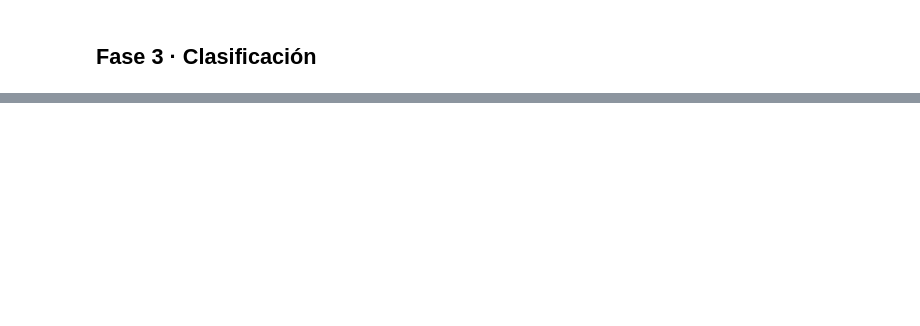
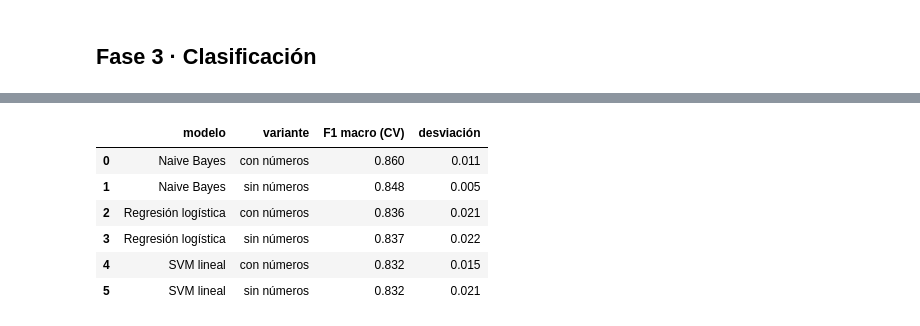
Before and after one commit to Freibott/clasificador-milito, a Jupyter notebook: clasificador_milito.ipynb, the cells around one changed output, grey strips where cells are left out. Cells and saved outputs as stored; diff of their text form; code cells hidden in the pictures; blank space fills up the shorter version.

```diff
--- a/clasificador_milito.ipynb
+++ b/clasificador_milito.ipynb
@@ -411,0 +873,44 @@ Name: count, dtype: int64
+# %%
+# --- Fase 3 · Comparación de modelos con validación cruzada (solo con el conjunto de entrenamiento) ---
+from sklearn.feature_extraction.text import TfidfVectorizer
+from sklearn.linear_model import LogisticRegression
+from sklearn.model_selection import StratifiedKFold, cross_val_score
+from sklearn.naive_bayes import MultinomialNB
+from sklearn.pipeline import make_pipeline
+from sklearn.svm import LinearSVC
+
+
+def tfidf():
+    """Unigramas y bigramas, sin términos que aparecen en menos de 2 párrafos; tf con escala logarítmica."""
+    return TfidfVectorizer(ngram_range=(1, 2), min_df=2, sublinear_tf=True)
+
+
+# Las tres opciones entrenan en segundos y sin GPU. Cada una incluye su vectorizador dentro del Pipeline.
+MODELOS = {
+    "Naive Bayes": lambda: make_pipeline(tfidf(), MultinomialNB(alpha=0.1)),
+    "Regresión logística": lambda: make_pipeline(tfidf(), LogisticRegression(C=10, max_iter=1000, random_state=SEMILLA)),
+    "SVM lineal": lambda: make_pipeline(tfidf(), LinearSVC(C=1, random_state=SEMILLA)),
+}
+CON_PROBABILIDADES = {"Naive Bayes", "Regresión logística"}  # la SVM lineal no da probabilidades
+
+cv = StratifiedKFold(n_splits=5, shuffle=True, random_state=SEMILLA)
+VARIANTES = {"con números": X_con, "sin números": X_sin}
+
+filas = []
+for nombre, fabrica in MODELOS.items():
+    for variante, textos in VARIANTES.items():
+        puntuaciones = cross_val_score(fabrica(), [textos[i] for i in idx_train], y[idx_train],
+                                       cv=cv, scoring="f1_macro")
+        filas.append({"modelo": nombre, "variante": variante,
+                      "F1 macro (CV)": puntuaciones.mean(), "desviación": puntuaciones.std()})
+
+cv_resultados = pd.DataFrame(filas)
+display(cv_resultados.round(3))
+# %% [output]
+|  | modelo | variante | F1 macro (CV) | desviación |
+| 0 | Naive Bayes | con números | 0.860 | 0.011 |
+| 1 | Naive Bayes | sin números | 0.848 | 0.005 |
+| 2 | Regresión logística | con números | 0.836 | 0.021 |
+| 3 | Regresión logística | sin números | 0.837 | 0.022 |
+| 4 | SVM lineal | con números | 0.832 | 0.015 |
+| 5 | SVM lineal | sin números | 0.832 | 0.021 |
```
Also changed, not shown: parts of 10 cells of this notebook.
